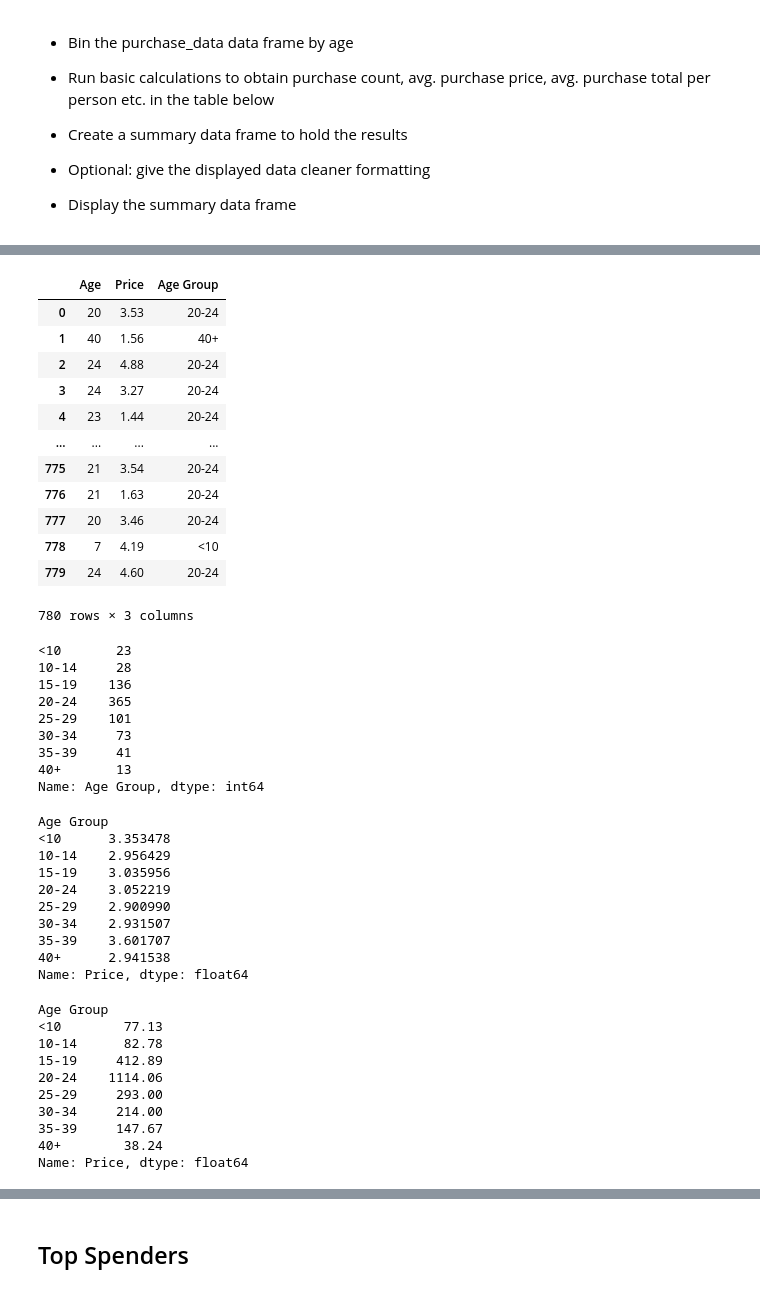
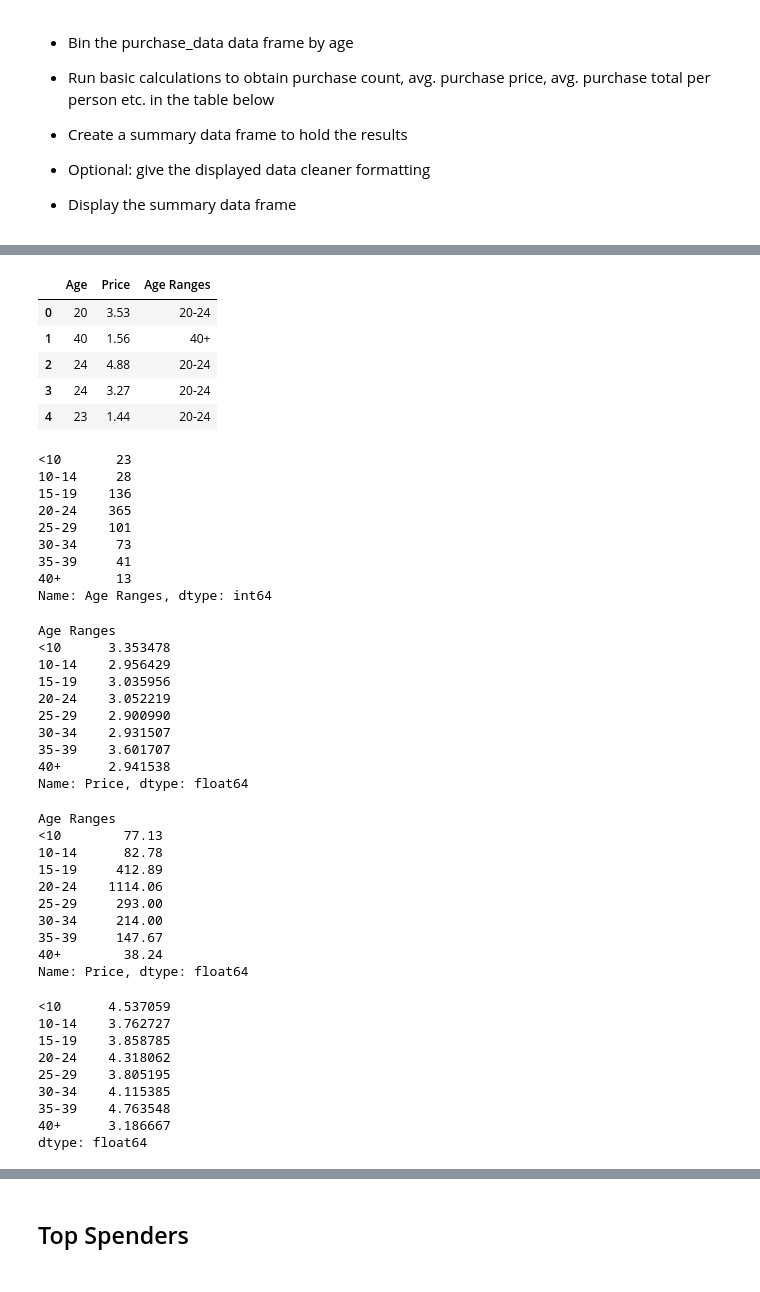
Before and after one commit to jacance/pandas-challenge, a Jupyter notebook: HeroesOfPymoli/HeroesOfPymoli.ipynb, the cells around one changed output, grey strips where cells are left out. Cells and saved outputs as stored; diff of their text form; code cells hidden in the pictures.

```diff
--- a/HeroesOfPymoli/HeroesOfPymoli_starter.ipynb
+++ b/HeroesOfPymoli/HeroesOfPymoli.ipynb
@@ -425,22 +380,22 @@ age_purchase
 # %%
-age_purchase["Age Group"] = pd.cut(age_purchase.Age, bins, labels = group_ages, include_lowest=True)
-age_purchase
+# Dataframe of age and price
+age_purchase = purchase_data.loc[:,["Age", "Price"]]
+
+# Add age range column and bin rows by age
+age_purchase["Age Ranges"] = pd.cut(age_purchase.Age, bins, labels = group_ages, include_lowest=True)
+age_purchase.head()
 # %% [output]
-|  | Age | Price | Age Group |
+|  | Age | Price | Age Ranges |
 | 0 | 20 | 3.53 | 20-24 |
 | 1 | 40 | 1.56 | 40+ |
 | 2 | 24 | 4.88 | 20-24 |
 | 3 | 24 | 3.27 | 20-24 |
 | 4 | 23 | 1.44 | 20-24 |
-| ... | ... | ... | ... |
-| 775 | 21 | 3.54 | 20-24 |
-| 776 | 21 | 1.63 | 20-24 |
-| 777 | 20 | 3.46 | 20-24 |
-| 778 | 7 | 4.19 | <10 |
-| 779 | 24 | 4.60 | 20-24 |
-780 rows × 3 columns
 # %%
-age_purchase_count = age_purchase["Age Group"].value_counts()
+# Count of purchases by age range
+age_purchase_count = age_purchase["Age Ranges"].value_counts()
+
+# Sort by age ranges
 age_purchase_count = age_purchase_count.sort_index(axis=0)
 age_purchase_count
 # %% [output]
@@ -452,14 +407,14 @@ age_purchase_count
 30-34     73
 35-39     41
 40+       13
-Name: Age Group, dtype: int64
+Name: Age Ranges, dtype: int64
 # %%
-# Average purchase price by age group
-avg_age_price = age_purchase.groupby(['Age Group']).mean()
+# Average purchase price by age range
+avg_age_price = age_purchase.groupby(['Age Ranges']).mean()
 avg_age_price = avg_age_price["Price"]
 avg_age_price
 # %% [output]
-Age Group
+Age Ranges
 <10      3.353478
 10-14    2.956429
 15-19    3.035956
@@ -470,12 +425,12 @@ Age Group
 40+      2.941538
 Name: Price, dtype: float64
 # %%
-# Total purchase value by age group
-age_total_purchase = age_purchase.groupby(['Age Group']).sum()
+# Total purchase value by age range
+age_total_purchase = age_purchase.groupby(['Age Ranges']).sum()
 age_total_purchase = age_total_purchase["Price"]
 age_total_purchase
 # %% [output]
-Age Group
+Age Ranges
 <10        77.13
 10-14      82.78
 15-19     412.89
@@ -485,4 +440,18 @@ Age Group
 35-39     147.67
 40+        38.24
 Name: Price, dtype: float64
+# %%
+# Divide total purchase counts by age group count to get average total purchase per person
+age_avg_total_purchase_pp = age_total_purchase / age_group_counts
+age_avg_total_purchase_pp
+# %% [output]
+<10      4.537059
+10-14    3.762727
+15-19    3.858785
+20-24    4.318062
+25-29    3.805195
+30-34    4.115385
+35-39    4.763548
+40+      3.186667
+dtype: float64
 # %%
```
Also changed, not shown: parts of 28 cells of this notebook, 2 other files.
